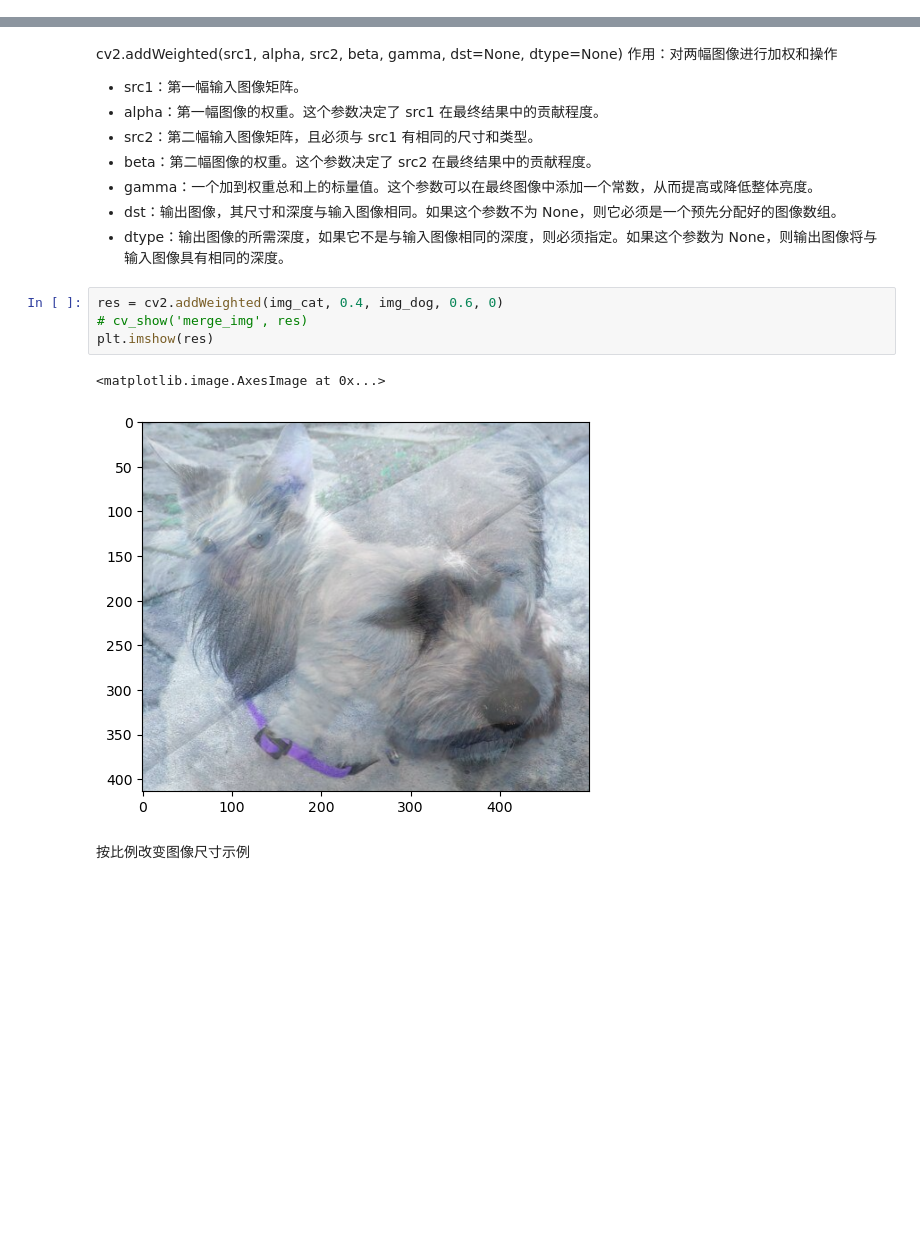
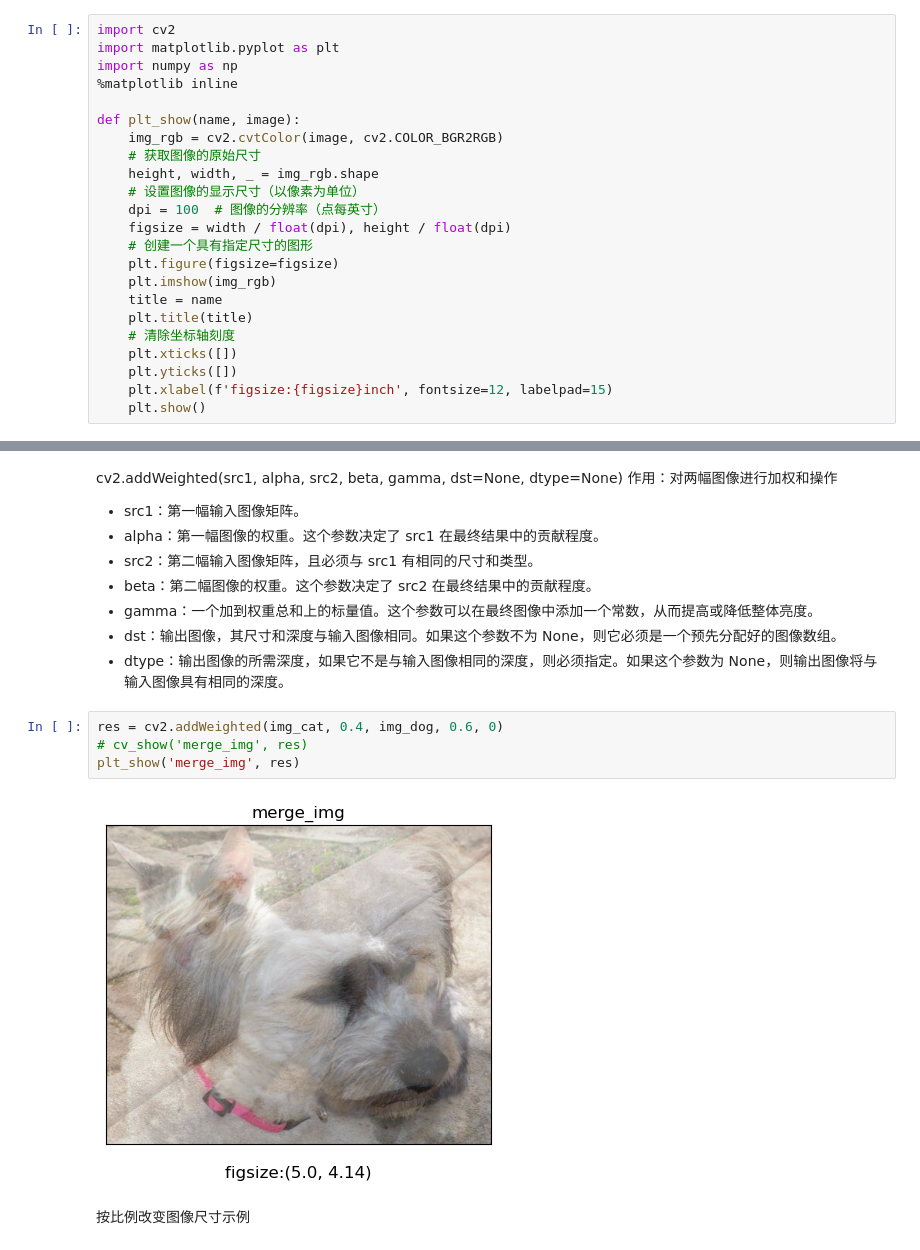
Before and after one commit to Paul-Decker/opencv-study, a Jupyter notebook: 01_opencv基础操作/05_图像融合cv2.addWeighted().ipynb, the cells around one changed output, grey strips where cells are left out. Drawn from its saved outputs; the diff is of its cells as text; blank space fills up the shorter version.

```diff
--- a/01_opencv基础操作/05_图像融合cv2.addWeighted().ipynb
+++ b/01_opencv基础操作/05_图像融合cv2.addWeighted().ipynb
@@ -1,3 +1,26 @@
+# %%
+import cv2
+import matplotlib.pyplot as plt
+import numpy as np
+%matplotlib inline
+
+def plt_show(name, image):
+    img_rgb = cv2.cvtColor(image, cv2.COLOR_BGR2RGB)
+    # 获取图像的原始尺寸
+    height, width, _ = img_rgb.shape
+    # 设置图像的显示尺寸（以像素为单位）
+    dpi = 100  # 图像的分辨率（点每英寸）
+    figsize = width / float(dpi), height / float(dpi)
+    # 创建一个具有指定尺寸的图形
+    plt.figure(figsize=figsize)
+    plt.imshow(img_rgb)
+    title = name
+    plt.title(title)
+    # 清除坐标轴刻度
+    plt.xticks([])
+    plt.yticks([])
+    plt.xlabel(f'figsize:{figsize}inch', fontsize=12, labelpad=15)
+    plt.show()
 # %% [markdown]
 ### 图像融合
 # %%
@@ -45,10 +68,9 @@ cv2.addWeighted(src1, alpha, src2, beta, gamma, dst=None, dtype=None)</br>
 # %%
 res = cv2.addWeighted(img_cat, 0.4, img_dog, 0.6, 0)
 # cv_show('merge_img', res)
-plt.imshow(res)
+plt_show('merge_img', res)
 # %% [output]
-<matplotlib.image.AxesImage at 0x...>
-[figure, old version]
+[figure, new version]
 # %% [markdown]
 按比例改变图像尺寸示例
 # %%
```
Also changed, not shown: parts of 2 cells of this notebook, 9 other files.
